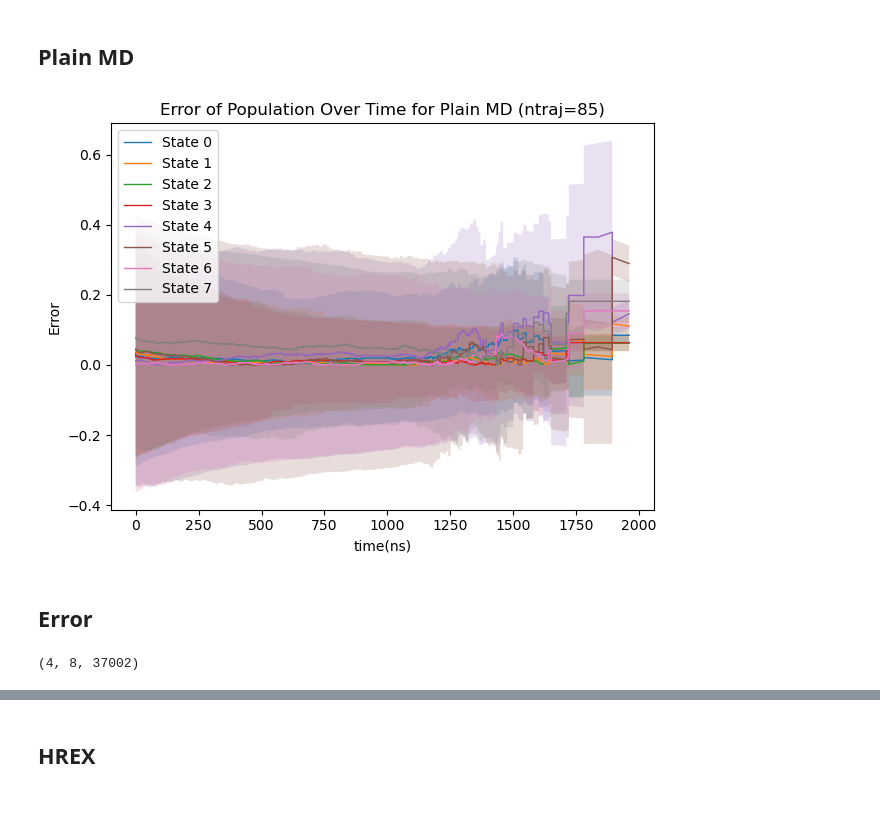
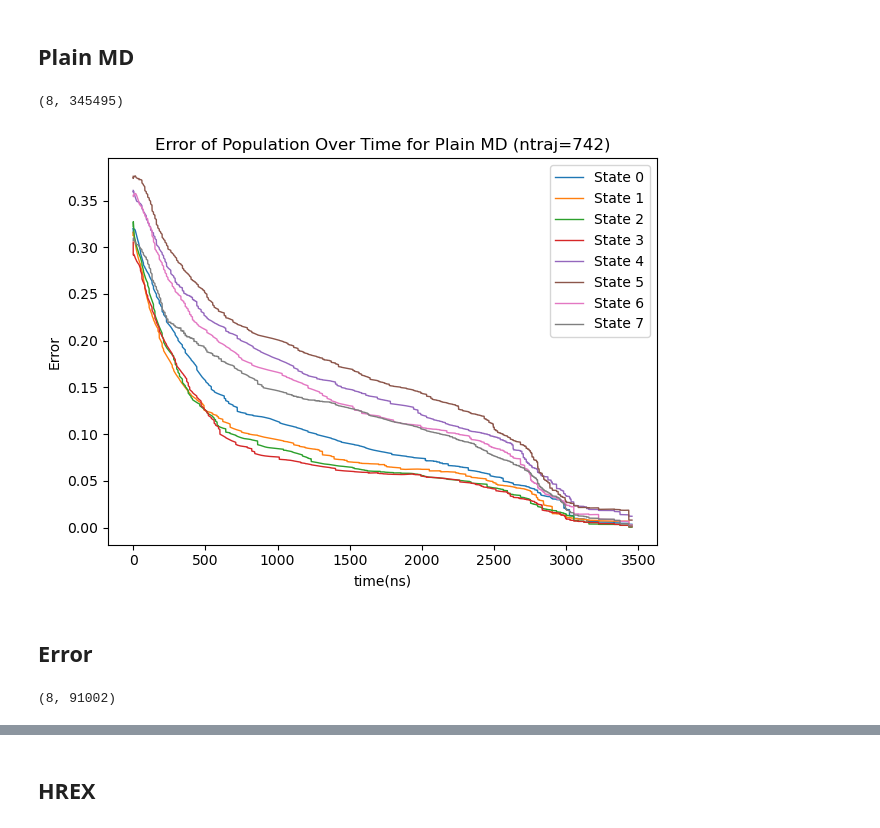
Before and after one commit to starwingc/peptoid_ESM, a Jupyter notebook: Analysis/error_over_time_8_conform.ipynb, the cells around one changed output, grey strips where cells are left out. Cells and saved outputs as stored; diff of their text form; code cells hidden in the pictures.

```diff
--- a/Analysis/error_over_time_8_conform.ipynb
+++ b/Analysis/error_over_time_8_conform.ipynb
@@ -25,48 +25,43 @@ class Data:
 # %%
 plain_md_path = '../Plain_MD/analysis'
 
-
 error_loaded = Data.load(f"{plain_md_path}/population_data/error_8_conform.pkl").array_list
 errors = error_loaded[0]
-errors_err = error_loaded[1]
 
 plain_md_errors = errors
-plain_md_errors_err = errors_err
+plain_md_errors.shape
+# %% [output]
+(8, 345495)
 # %%
 conform_num = 8
 T = plain_md_errors.shape[1]
 x = np.arange(T)
 dt_in_ns = 0.01
 
 for i in range(conform_num):
-    mean = plain_md_errors[i]
-    std = plain_md_errors_err[i]
+    errors = plain_md_errors[i]
 
-    plt.plot(x * dt_in_ns, mean, label=f"State {i}", linewidth=1)
-    plt.fill_between(x * dt_in_ns, mean - std, mean + std, alpha=0.2)
+    plt.plot(x * dt_in_ns, errors, label=f"State {i}", linewidth=1)
 
 plt.xlabel("time(ns)")
 plt.ylabel("Error")
 #plt.ylim(-0.1, 0.1)
-plt.title("Error of Population Over Time for Plain MD (ntraj=85)")
+plt.title("Error of Population Over Time for Plain MD (ntraj=742)")
 plt.legend(loc='best')
 plt.tight_layout()
 plt.show()
 # %% [output]
-[figure, old version]
+[figure, new version]
 # %% [markdown]
 ## Error
 # %%
 ee_path = '../EE/analysis'
 
-
 error_loaded = Data.load(f"{ee_path}/population_data/error_8_conform.pkl").array_list
 errors = error_loaded[0]
-errors_err = error_loaded[1]
 
 ee_errors = errors
-ee_errors_err = errors_err
 ee_errors.shape
 # %% [output]
-(4, 8, 37002)
+(8, 91002)
 # %%
```
Also changed, not shown: parts of 8 cells of this notebook, 8 other files.
